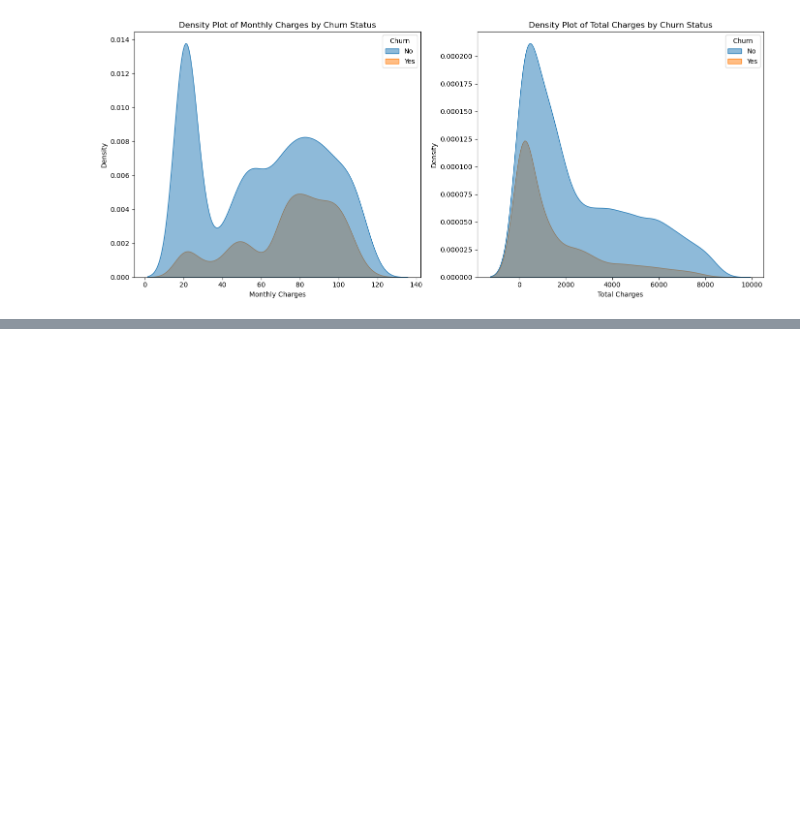
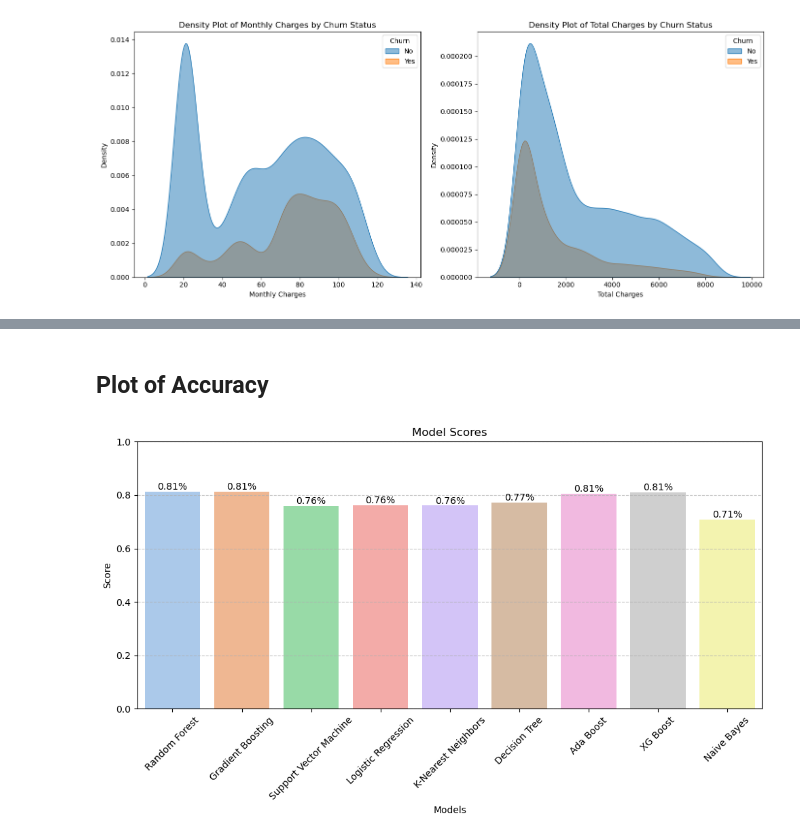
Before and after one commit to imMinsungSim/project, a Jupyter notebook: side_project.ipynb, the cells around one changed output, grey strips where cells are left out. Cells and saved outputs as stored; diff of their text form; code cells hidden in the pictures; blank space fills up the shorter version.

```diff
--- a/side_project.ipynb
+++ b/side_project.ipynb
@@ -275,0 +307,2 @@ Logistic Regression |  Statistical Model for Binary Classification Tasks, Output
+# %%
+df.drop('Churn_No', axis=1, inplace=True)
@@ -275,0 +318,9 @@ Logistic Regression |  Statistical Model for Binary Classification Tasks, Output
+# %%
+# rename churn_yes to churn
+df.rename(columns={'Churn_Yes': 'Churn'}, inplace=True)
+# %%
+# split data into X and y
+X = df.drop('Churn', axis=1)
+y = df['Churn']
+# data into train and split
+X_train, X_test, y_train, y_test = train_test_split(X, y, test_size=0.2)
@@ -275,0 +423,27 @@ Logistic Regression |  Statistical Model for Binary Classification Tasks, Output
+# %% [markdown]
+## Plot of Accuracy
+# %%
+# Define a color palette for the bars
+colors = sns.color_palette('pastel', n_colors=len(scores_df))
+
+# Create a bar plot of models and their scores
+plt.figure(figsize=(10, 6))
+ax = sns.barplot(x='Model', y='Accuracy', data=scores_df, palette=colors)
+
+# Add text on each bar
+for p in ax.patches:
+    ax.annotate(f'{p.get_height():.2f}%',
+                (p.get_x() + p.get_width() / 2., p.get_height()),
+                ha='center', va='center', fontsize=10, color='black', xytext=(0, 5),
+                textcoords='offset points')
+
+plt.title('Model Scores')
+plt.xlabel('Models')
+plt.ylabel('Score')
+plt.xticks(rotation=45)
+plt.ylim(0, 1)
+plt.grid(axis='y', linestyle='--', alpha=0.7)
+plt.tight_layout()
+plt.show()
+# %% [output]
+[figure, added]
```
Also changed, not shown: parts of 10 cells of this notebook.
